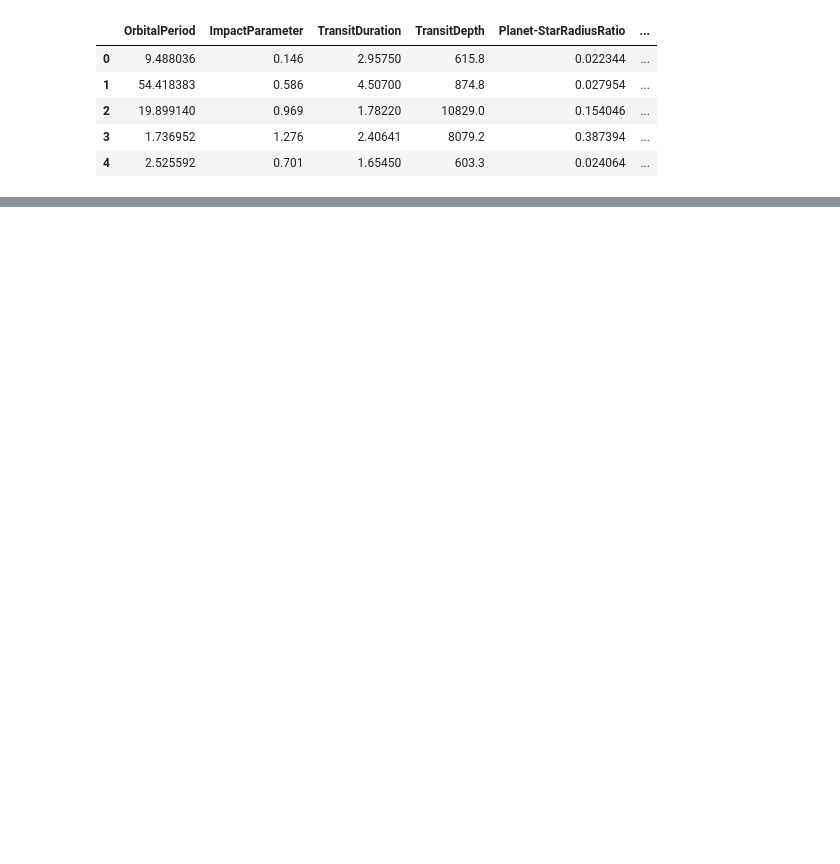
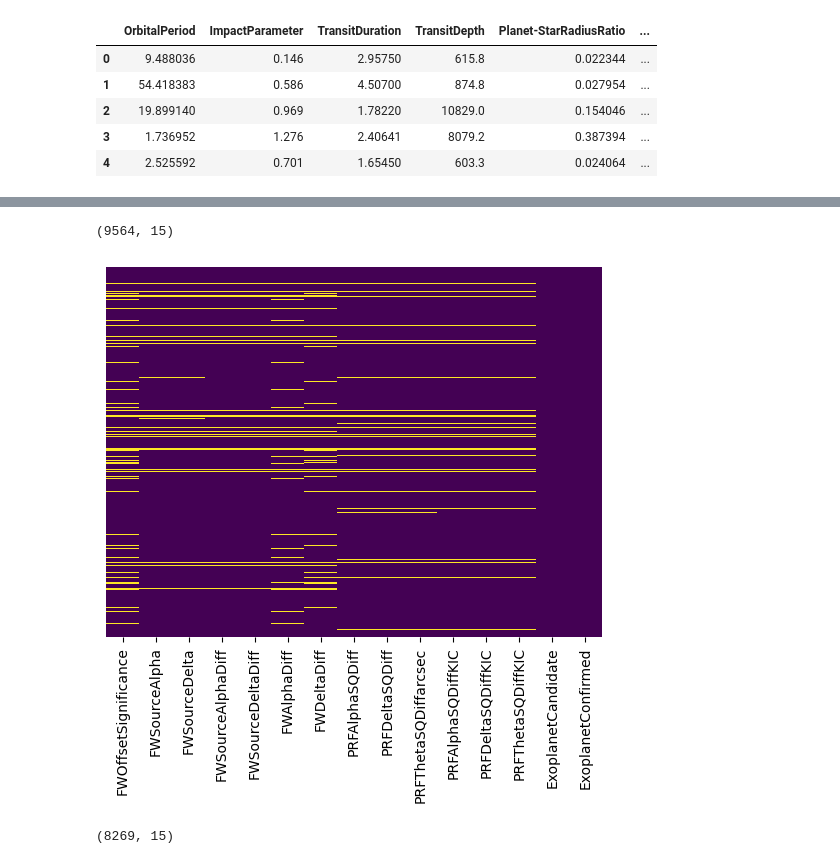
Before and after one commit to brianzjk/exoplanets, a Jupyter notebook: exoplanet_preprocessing.ipynb, the cells around one changed output, grey strips where cells are left out. Drawn from its saved outputs; the diff is of its cells as text; code cells hidden in the pictures; blank space fills up the shorter version.

```diff
--- a/exoplanet_preprocessing.ipynb
+++ b/exoplanet_preprocessing.ipynb
@@ -387,0 +486,3 @@ Please also refer to the documentation for alternative solver options:
+# %%
+data_FW = data.iloc[:, 36:51]
+data_FW.head()
@@ -387,0 +496,11 @@ Please also refer to the documentation for alternative solver options:
+# %%
+sns.heatmap(data_FW.isnull(),yticklabels=False,cbar=False,cmap='viridis')
+data_FW.shape
+# %% [output]
+(9564, 15)
+[figure, added]
+# %%
+data_FW = data_FW.dropna()
+data_FW.shape
+# %% [output]
+(8269, 15)
```
Also changed, not shown: parts of 50 cells of this notebook, 1 other file.
